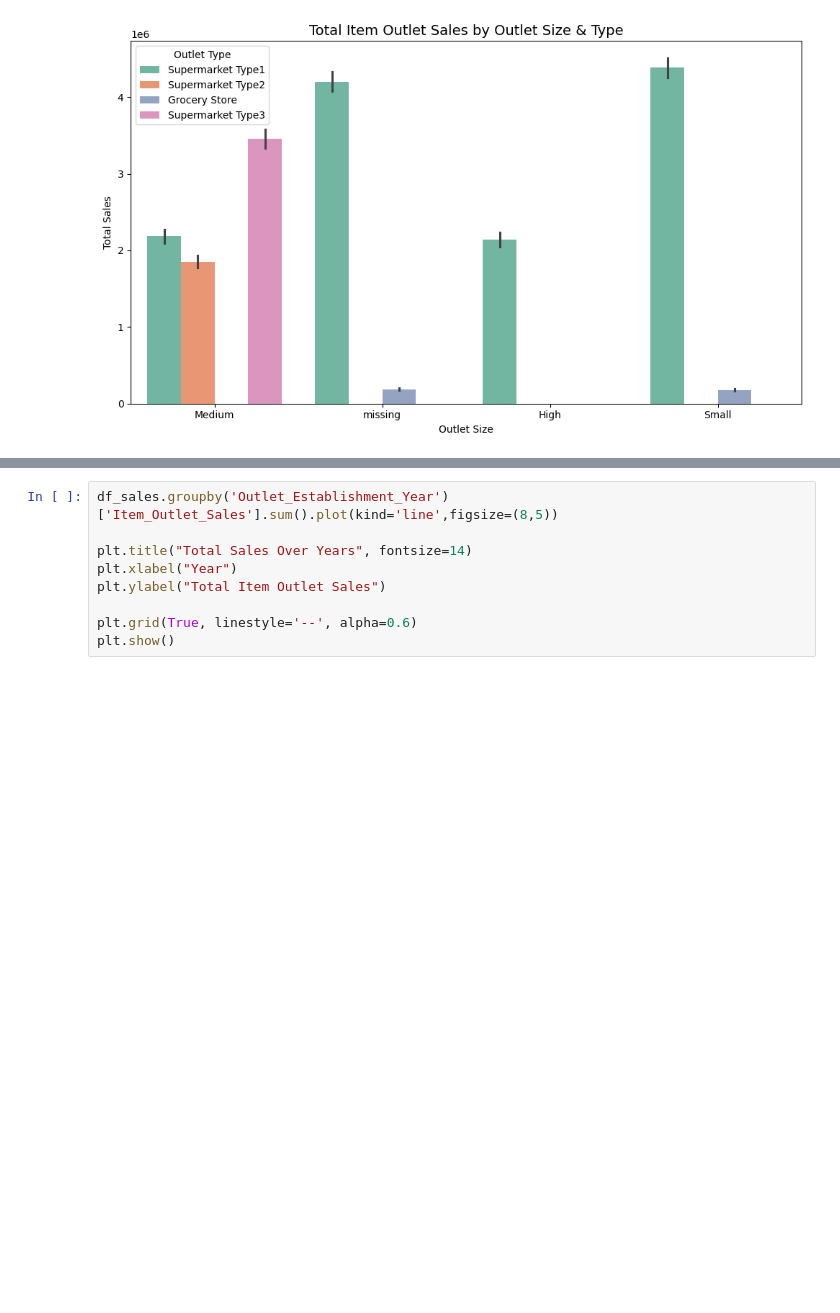
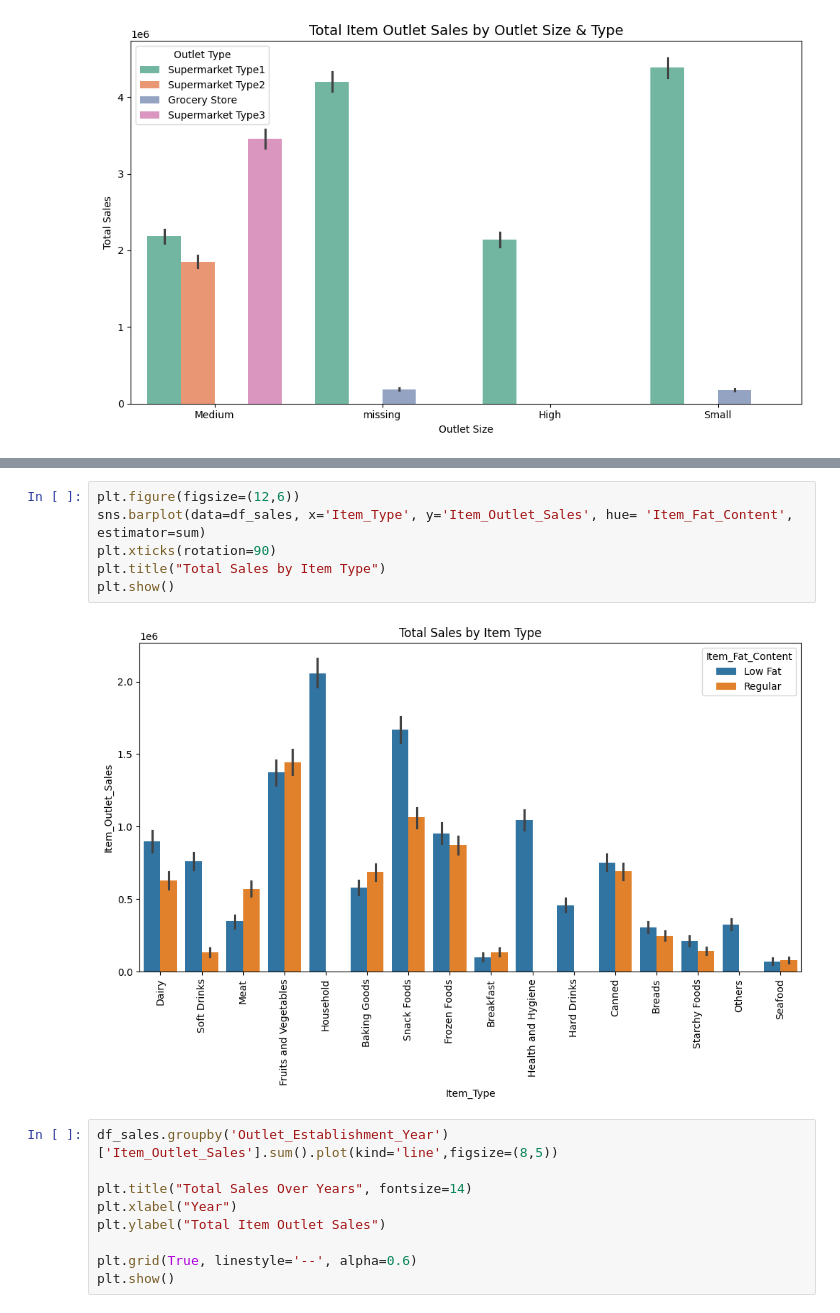
Before and after one commit to SophiaSansur/Prediction-of-Product-Sales, a Jupyter notebook: Copy_of_prediction_of_sales.ipynb, the cells around one changed output, grey strips where cells are left out. Cells and saved outputs as stored; diff of their text form; blank space fills up the shorter version.

```diff
--- a/Copy_of_prediction_of_sales.ipynb
+++ b/Copy_of_prediction_of_sales.ipynb
@@ -244,6 +244,14 @@ plt.title("Total Sales by Item Type")
 plt.show()
 # %% [output]
 [figure]
+# %%
+plt.figure(figsize=(12,6))
+sns.barplot(data=df_sales, x='Item_Type', y='Item_Outlet_Sales', hue= 'Item_Fat_Content', estimator=sum)
+plt.xticks(rotation=90)
+plt.title("Total Sales by Item Type")
+plt.show()
+# %% [output]
+[figure, added]
 # %%
 df_sales.groupby('Outlet_Establishment_Year')['Item_Outlet_Sales'].sum().plot(kind='line',figsize=(8,5))
 
```
Also changed, not shown: parts of 2 cells of this notebook.
